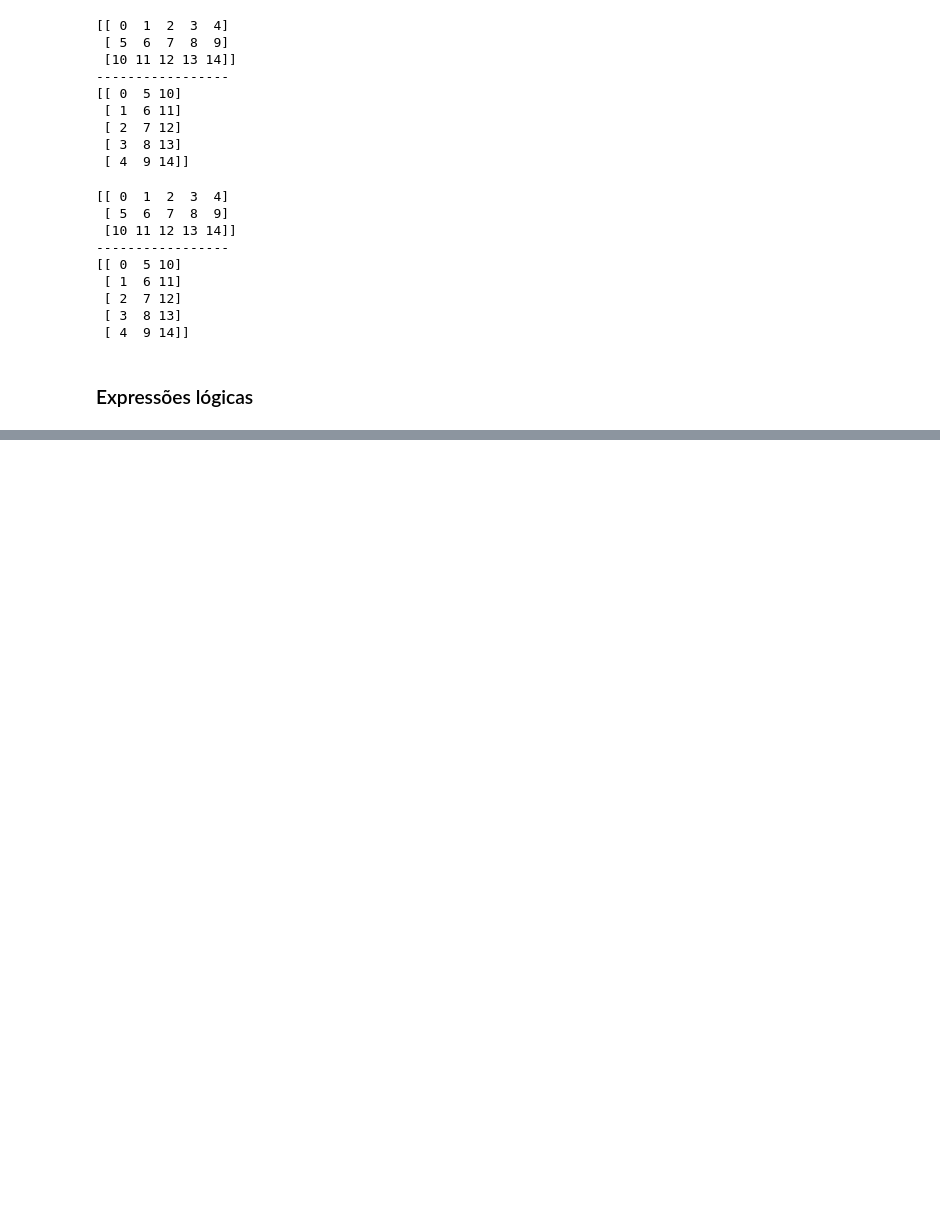
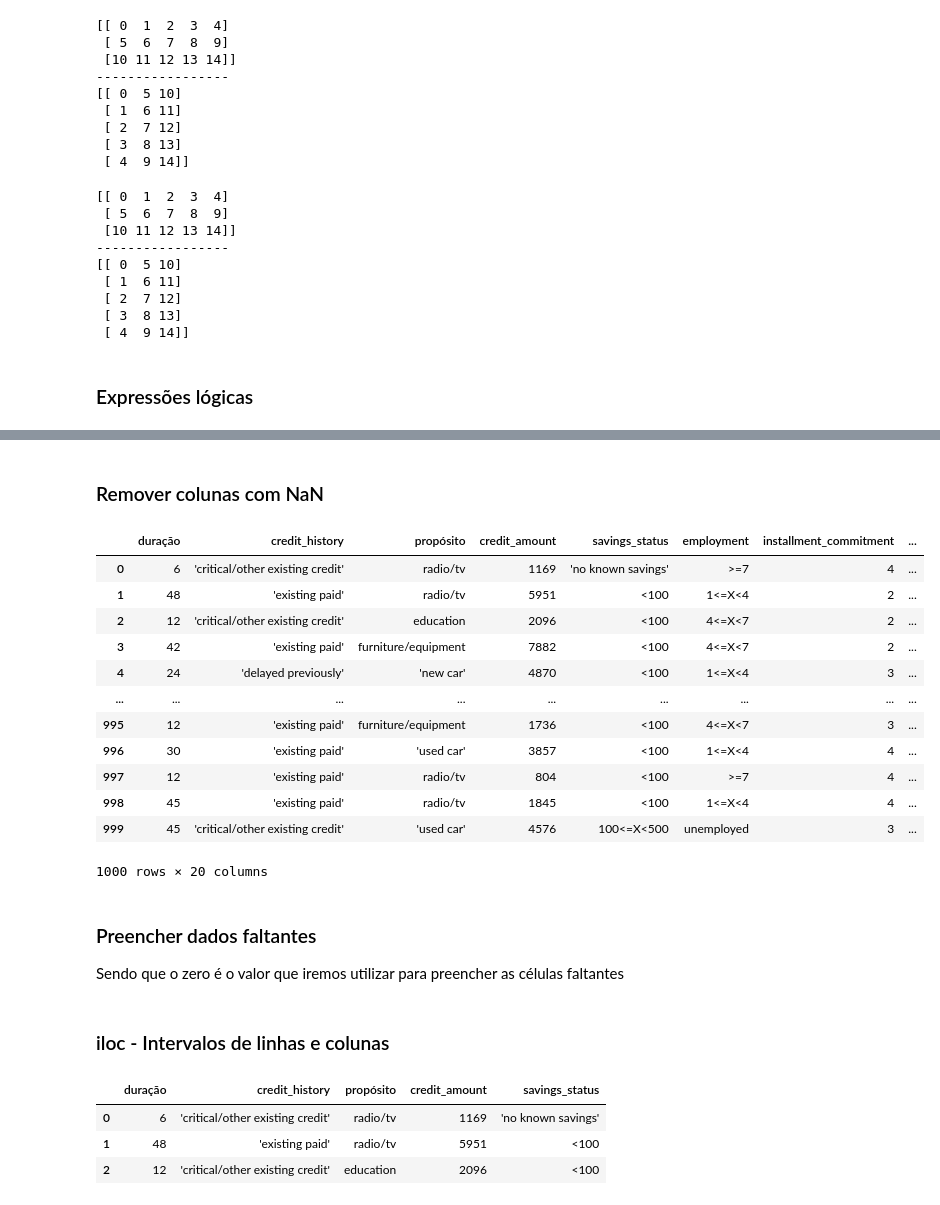
Before and after one commit to DiegoRCarvalho/analise-de-dados-python, a Jupyter notebook: analise_dados_python.ipynb, the cells around one changed output, grey strips where cells are left out. Saved outputs shown, nothing was run; the diff lists cells and outputs as text; code cells hidden in the pictures; blank space fills up the shorter version.

```diff
--- a/analise_dados_python.ipynb
+++ b/analise_dados_python.ipynb
@@ -752,0 +1074,22 @@ print(z)
+# %% [markdown]
+### <a>Remover colunas com NaN</a>
+# %%
+dados.dropna()
+# %% [output]
+|  | duração | credit_history | propósito | credit_amount | savings_status | employment | installment_commitment | ... |
+| 0 | 6 | 'critical/other existing credit' | radio/tv | 1169 | 'no known savings' | >=7 | 4 | ... |
+| 1 | 48 | 'existing paid' | radio/tv | 5951 | <100 | 1<=X<4 | 2 | ... |
+| 2 | 12 | 'critical/other existing credit' | education | 2096 | <100 | 4<=X<7 | 2 | ... |
+| 3 | 42 | 'existing paid' | furniture/equipment | 7882 | <100 | 4<=X<7 | 2 | ... |
+| 4 | 24 | 'delayed previously' | 'new car' | 4870 | <100 | 1<=X<4 | 3 | ... |
+| ... | ... | ... | ... | ... | ... | ... | ... | ... |
+| 995 | 12 | 'existing paid' | furniture/equipment | 1736 | <100 | 4<=X<7 | 3 | ... |
+| 996 | 30 | 'existing paid' | 'used car' | 3857 | <100 | 1<=X<4 | 4 | ... |
+| 997 | 12 | 'existing paid' | radio/tv | 804 | <100 | >=7 | 4 | ... |
+| 998 | 45 | 'existing paid' | radio/tv | 1845 | <100 | 1<=X<4 | 4 | ... |
+| 999 | 45 | 'critical/other existing credit' | 'used car' | 4576 | 100<=X<500 | unemployed | 3 | ... |
+1000 rows × 20 columns
+# %% [markdown]
+### <a>Preencher dados faltantes</a>
+
+Sendo que o zero é o valor que iremos utilizar para preencher as células faltantes
@@ -752,0 +1098,10 @@ print(z)
+# %% [markdown]
+### <a>iloc - Intervalos de linhas e colunas</a>
+# %%
+# [linha inicial:final, coluna inicial: final]
+dados.iloc[0:3,0:5]
+# %% [output]
+|  | duração | credit_history | propósito | credit_amount | savings_status |
+| 0 | 6 | 'critical/other existing credit' | radio/tv | 1169 | 'no known savings' |
+| 1 | 48 | 'existing paid' | radio/tv | 5951 | <100 |
+| 2 | 12 | 'critical/other existing credit' | education | 2096 | <100 |
```
Also changed, not shown: parts of 50 cells of this notebook.
